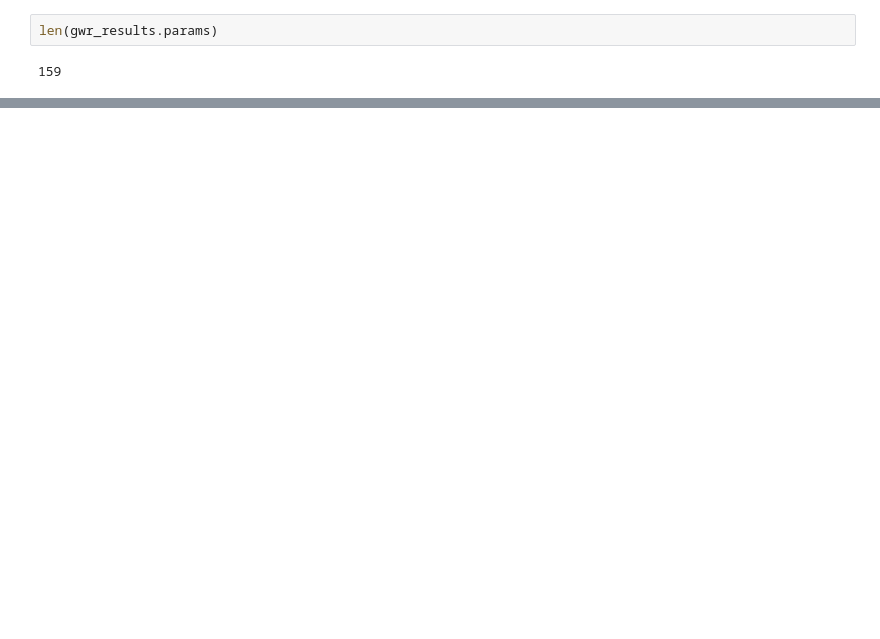
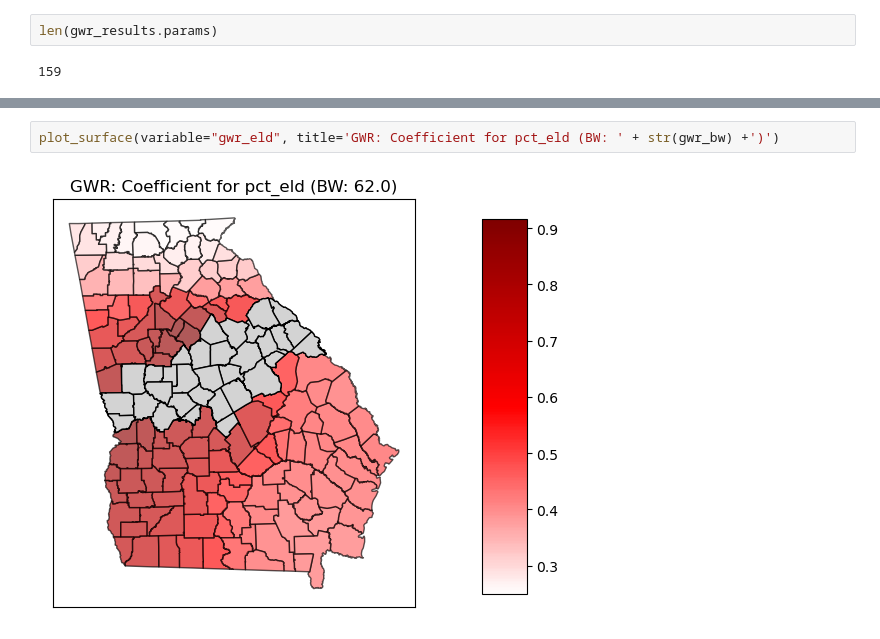
Before and after one commit to anhdangqb/qb-reading-club, a Jupyter notebook: geospatial-ds/Spatial_Modelling.ipynb, the cells around one changed output, grey strips where cells are left out. Saved outputs shown, nothing was run; the diff lists cells and outputs as text; blank space fills up the shorter version.

```diff
--- a/geospatial-ds/Spatial_Modelling.ipynb
+++ b/geospatial-ds/Spatial_Modelling.ipynb
@@ -246,0 +322,4 @@ X3                       -0.328      0.060     -0.464     -0.308     -0.241
+# %%
+plot_surface(variable="gwr_eld", title='GWR: Coefficient for pct_eld (BW: ' + str(gwr_bw) +')')
+# %% [output]
+[figure, added]
```
Also changed, not shown: parts of 12 cells of this notebook.
